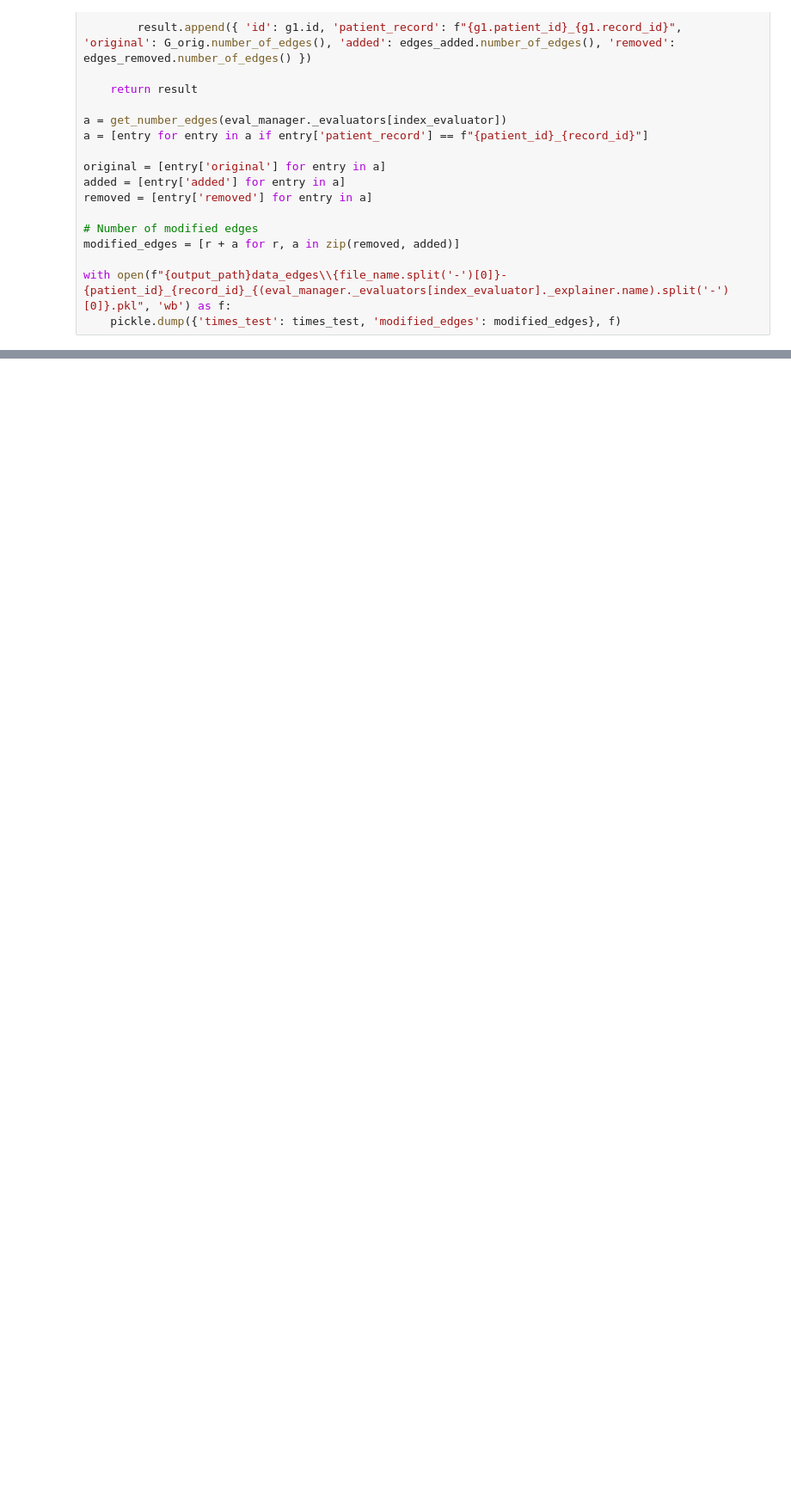
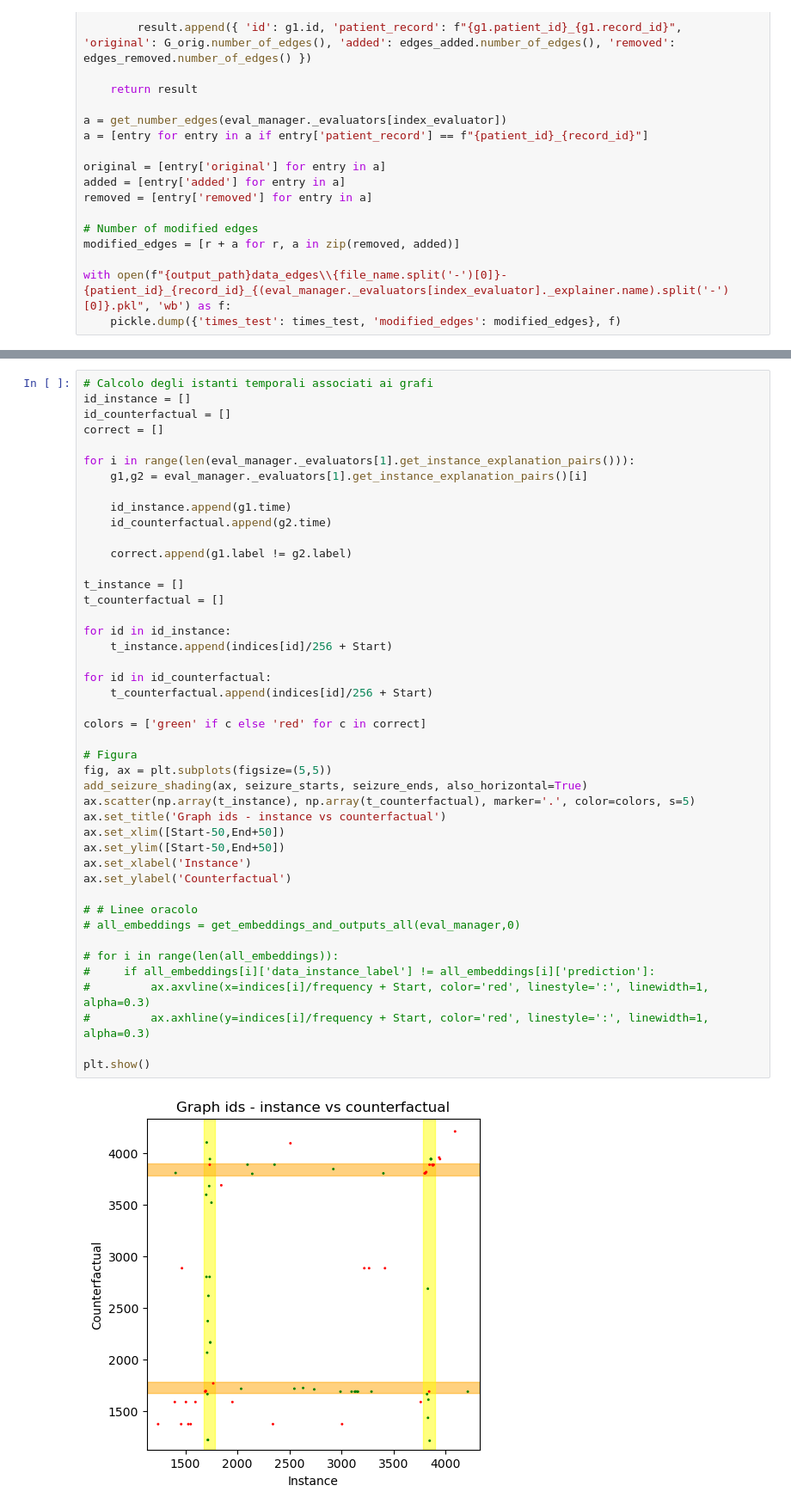
Before and after one commit to MartinaZan/CORTEX, a Jupyter notebook: 4 - plot results.ipynb, the cells around one changed output, grey strips where cells are left out. Shown at 86% size. Saved outputs shown, nothing was run; the diff lists cells and outputs as text; blank space fills up the shorter version.

```diff
--- a/4 - plot results.ipynb
+++ b/4 - plot results.ipynb
@@ -209,0 +211,46 @@ plt.show()
+# %%
+# Calcolo degli istanti temporali associati ai grafi
+id_instance = []
+id_counterfactual = []
+correct = []
+
+for i in range(len(eval_manager._evaluators[1].get_instance_explanation_pairs())):
+    g1,g2 = eval_manager._evaluators[1].get_instance_explanation_pairs()[i]
+
+    id_instance.append(g1.time)
+    id_counterfactual.append(g2.time)
+
+    correct.append(g1.label != g2.label)
+
+t_instance = []
+t_counterfactual = []
+
+for id in id_instance:
+    t_instance.append(indices[id]/256 + Start)
+
+for id in id_counterfactual:
+    t_counterfactual.append(indices[id]/256 + Start)
+
+colors = ['green' if c else 'red' for c in correct]
+
+# Figura
+fig, ax = plt.subplots(figsize=(5,5))
+add_seizure_shading(ax, seizure_starts, seizure_ends, also_horizontal=True)
+ax.scatter(np.array(t_instance), np.array(t_counterfactual), marker='.', color=colors, s=5)
+ax.set_title('Graph ids - instance vs counterfactual')
+ax.set_xlim([Start-50,End+50])
+ax.set_ylim([Start-50,End+50])
+ax.set_xlabel('Instance')
+ax.set_ylabel('Counterfactual')
+
+# # Linee oracolo
+# all_embeddings = get_embeddings_and_outputs_all(eval_manager,0)
+
+# for i in range(len(all_embeddings)):
+#     if all_embeddings[i]['data_instance_label'] != all_embeddings[i]['prediction']:
+#         ax.axvline(x=indices[i]/frequency + Start, color='red', linestyle=':', linewidth=1, alpha=0.3)
+#         ax.axhline(y=indices[i]/frequency + Start, color='red', linestyle=':', linewidth=1, alpha=0.3)
+
+plt.show()
+# %% [output]
+[figure, added]
```
Also changed, not shown: parts of 7 cells of this notebook, 14 other files.
